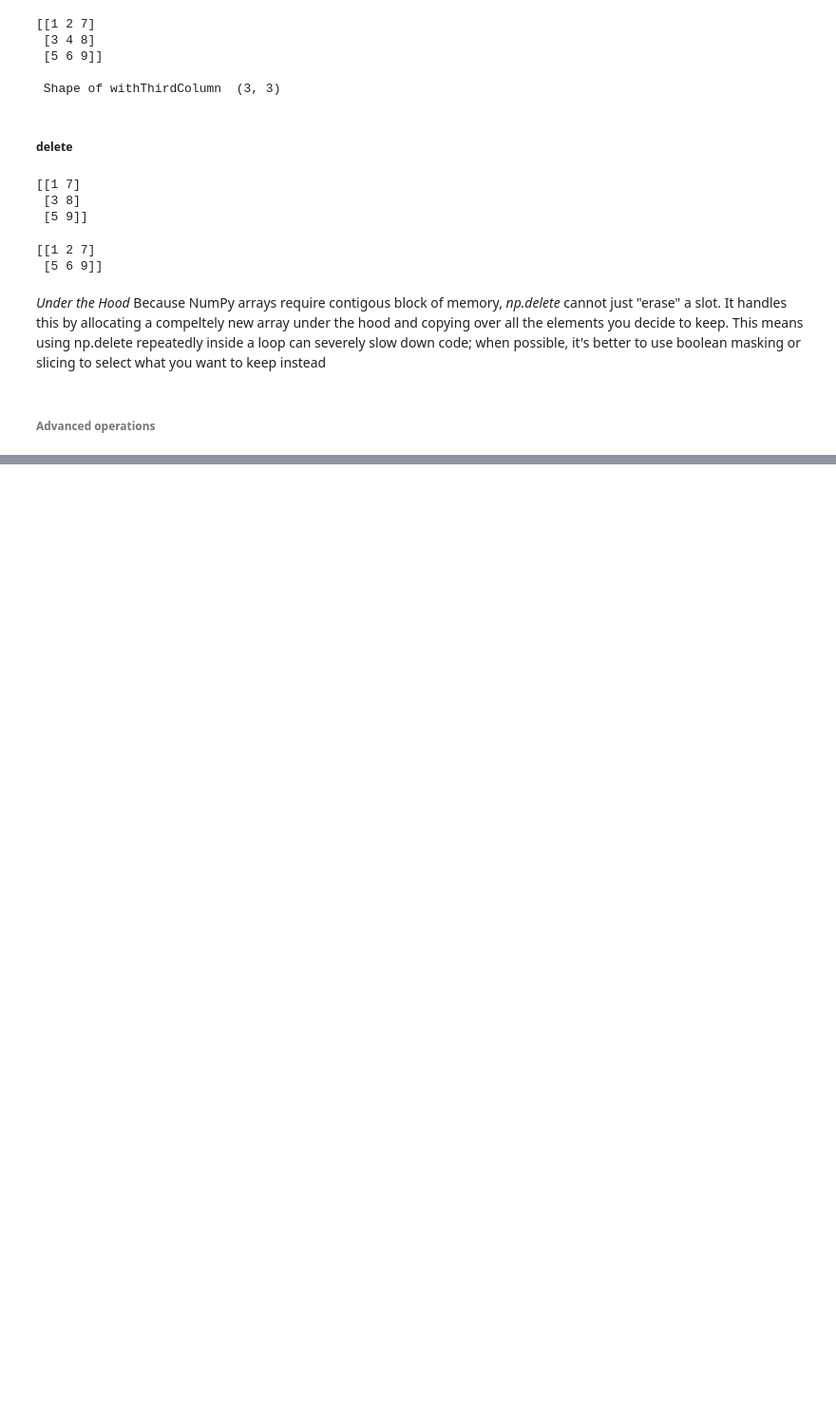
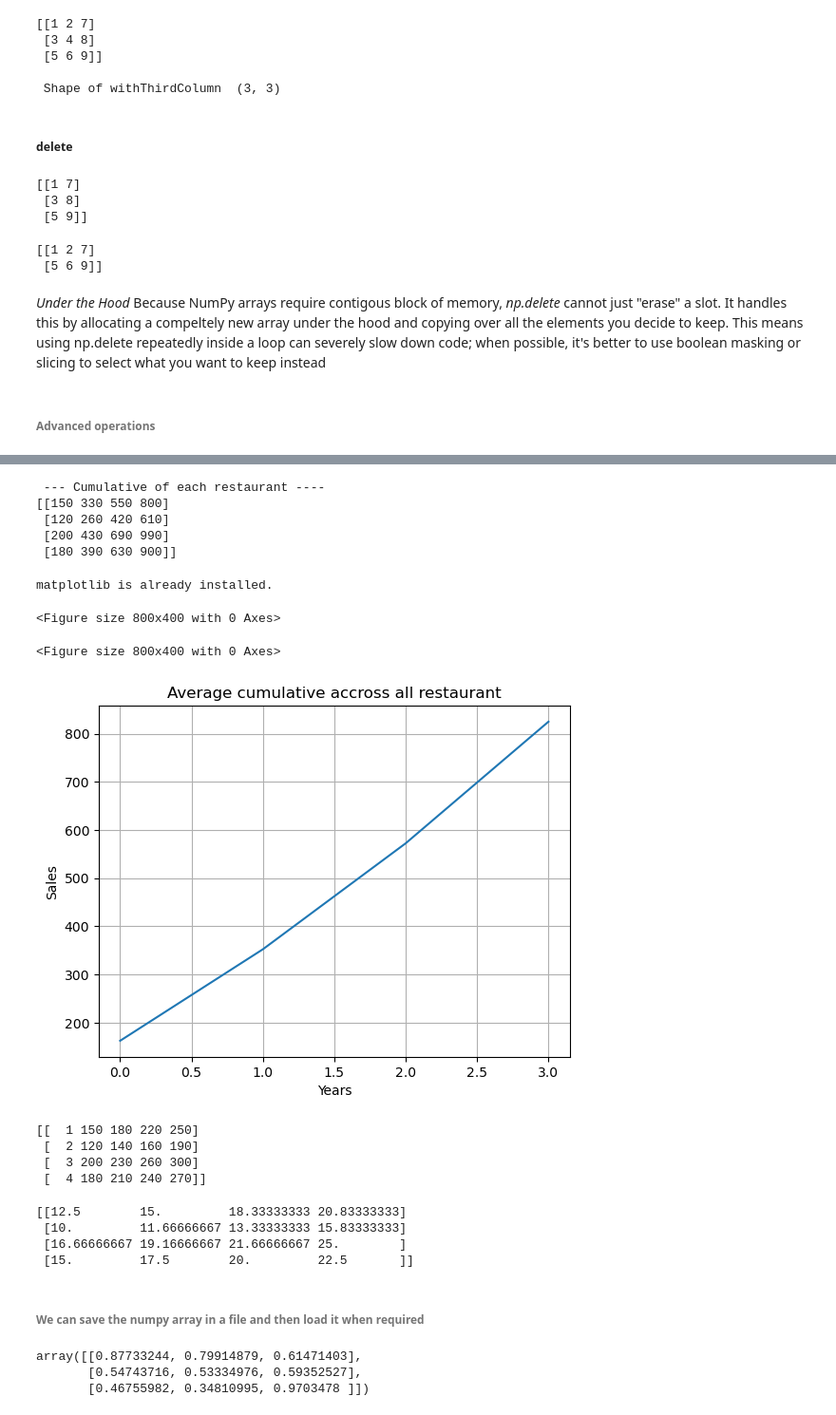
Before and after one commit to lokeshub/Apython, a Jupyter notebook: Numpy.ipynb, the cells around one changed output, grey strips where cells are left out. Shown at 95% size. Cells and saved outputs as stored; diff of their text form; code cells hidden in the pictures; blank space fills up the shorter version.

Commit message:
Advanced numpy and matplotlib

```diff
--- a/Numpy.ipynb
+++ b/Numpy.ipynb
@@ -384,7 +396,6 @@ sales_data = np.array([
     [2, 120, 140, 160, 190], # beijing bites
     [3, 200, 230, 260, 300], # pizza hut
     [4, 180, 210, 240, 270], # burger king
-    [5, 160, 185, 205, 230], # chai point
 ])
 
 print(" Shape of data: ", sales_data.shape)
@@ -430,0 +468,21 @@ print(np.sum(sales_data[:, 1:], axis=1))
+# %%
+# Cumulative sale
+print("\n --- Cumulative of each restaurant ----")
+print(np.cumsum(sales_data[:,1:], axis = 1))
+# %% [output]
+ --- Cumulative of each restaurant ----
+[[150 330 550 800]
+ [120 260 420 610]
+ [200 430 690 990]
+ [180 390 630 900]]
+# %%
+# Import matplotlib if not imported already
+try:
+    import matplotlib
+    print("matplotlib is already installed.")
+except ImportError:
+    print("matplotlib not found. Installing...")
+    subprocess.check_call([sys.executable, "-m", "pip", "install", "matplotlib"])
+    print("matplotlib installed successfully!")
+# %% [output]
+matplotlib is already installed.
@@ -430,0 +491,41 @@ print(np.sum(sales_data[:, 1:], axis=1))
+# %%
+plt.figure(figsize = (8, 4)) # figure(figsize(10,6) , takes a tuple for size
+# %% [output]
+<Figure size 800x400 with 0 Axes>
+<Figure size 800x400 with 0 Axes>
+# %%
+cumsum = np.cumsum(sales_data[:, 1:], axis = 1)
+# %%
+plt.plot(np.mean(cumsum, axis = 0))
+plt.title("Average cumulative accross all restaurant")
+plt.xlabel("Years")
+plt.ylabel("Sales")
+plt.grid(True)
+plt.show()
+# %% [output]
+[figure, added]
+# %%
+print(sales_data)
+# %% [output]
+[[  1 150 180 220 250]
+ [  2 120 140 160 190]
+ [  3 200 230 260 300]
+ [  4 180 210 240 270]]
+# %%
+# Broadcast operation on scalar of numpy array
+monthly_avg = sales_data[:, 1:] / 12
+print(monthly_avg)
+# %% [output]
+[[12.5        15.         18.33333333 20.83333333]
+ [10.         11.66666667 13.33333333 15.83333333]
+ [16.66666667 19.16666667 21.66666667 25.        ]
+ [15.         17.5        20.         22.5       ]]
+# %% [markdown]
+###### We can save the numpy array in a file and then load it when required
+# %%
+array1 = np.random.rand(3,3)
+array1
+# %% [output]
+array([[0.87733244, 0.79914879, 0.61471403],
+       [0.54743716, 0.53334976, 0.59352527],
+       [0.46755982, 0.34810995, 0.9703478 ]])
```
Also changed, not shown: parts of 17 cells of this notebook, 1 other file.
